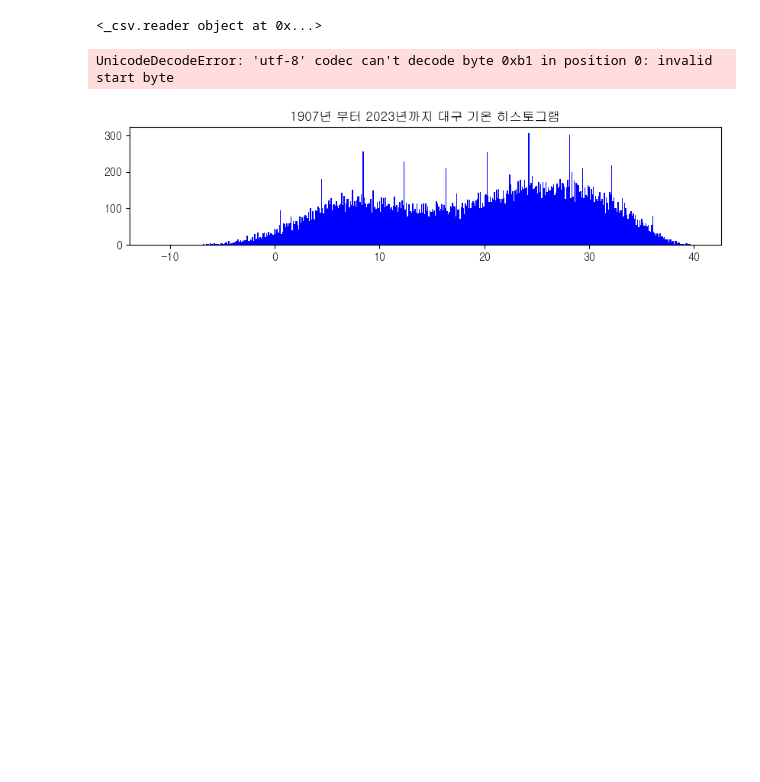
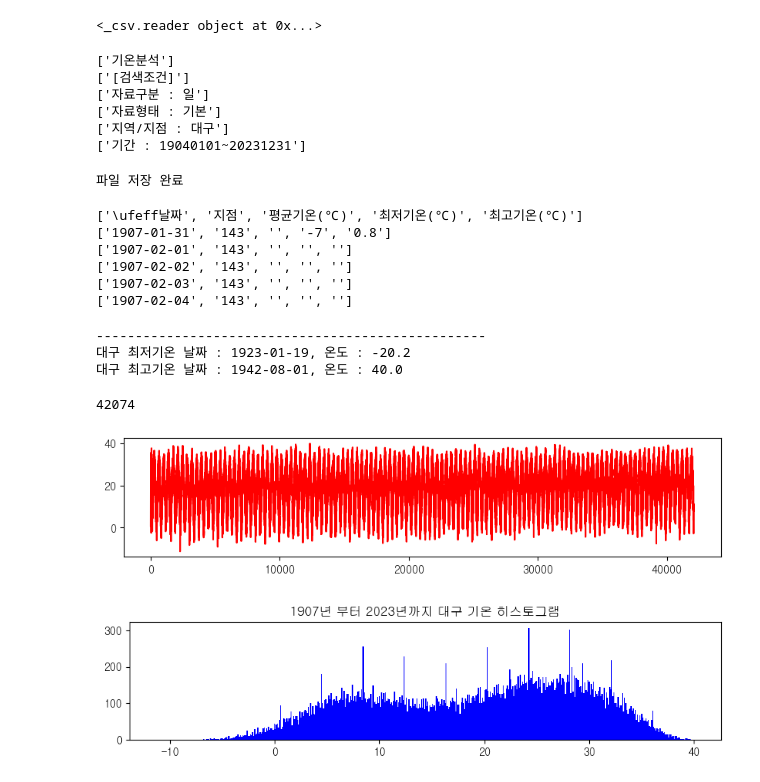
Before and after one commit to DongHyunKKK/EXAM_PUBLIC_DATA, a Jupyter notebook: DAY_0124/ex_public_data1.ipynb, the cells around one changed output. Cells and saved outputs as stored; diff of their text form; code cells hidden in the pictures; blank space fills up the shorter version.

```diff
--- a/DAY_0124/ex_public_data1.ipynb
+++ b/DAY_0124/ex_public_data1.ipynb
@@ -27,7 +36,8 @@ f.close()
 # %% [output]
 <_csv.reader object at 0x...>
 # %%
-f = open(file, 'r', encoding = 'utf-8-sig')
+# 출력 오류
+f = open(data_file, 'r', encoding = 'cp949')
 data = csv.reader(f, delimiter = ',')
 count = 0
 for row in data:
@@ -39,14 +49,19 @@ for row in data:
 
 f.close()
 # %% [output]
-UnicodeDecodeError: 'utf-8' codec can't decode byte 0xb1 in position 0: invalid start byte
+['기온분석']
+['[검색조건]']
+['자료구분 : 일']
+['자료형태 : 기본']
+['지역/지점 : 대구']
+['기간 : 19040101~20231231']
 # %%
 # encoding = 'utf-8-sig'로 '\ufeff' 제거
-fin = open(file, 'r', endcoding = 'utf-8-sig')
+fin = open(data_file, 'r', encoding = 'utf-8-sig')
 data = csv.reader(fin, delimiter = ',')
 
 # newline = '' : 한 라인씩 건너 뛰며 저장되는 현상 없앰
-fout = open(file, 'w', newline = '', encoding = 'utf-8-sig')
+fout = open('daegu-utf8.csv', 'w', newline = '', encoding = 'utf-8-sig')
 wr = csv.writer(fout)
 
 for row in data:
@@ -58,4 +73,6 @@ for row in data:
 fin.close()
 fout.close()
 print('파일 저장 완료')
+# %% [output]
+파일 저장 완료
 # %%
@@ -63,5 +80,6 @@ file2 = '../DATA/daegu-utf8.csv'
 # %%
-f = open(file2)
+# csv 파일에서 한 라인씩 데이터 출력
+f = open(data_file2)
 data = csv.reader(f, delimiter = ',')
 header = next(data)
 print(header)
@@ -74,6 +92,13 @@ for row in data:
     i += 1
 
 f.close()
+# %% [output]
+['\ufeff날짜', '지점', '평균기온(℃)', '최저기온(℃)', '최고기온(℃)']
+['1907-01-31', '143', '', '-7', '0.8']
+['1907-02-01', '143', '', '', '']
+['1907-02-02', '143', '', '', '']
+['1907-02-03', '143', '', '', '']
+['1907-02-04', '143', '', '', '']
 # %%
 def get_minmax_temp(data):
     '''
@@ -112,26 +137,33 @@ def get_minmax_temp(data):
 
 
 def main():
-    f = open('../DATA/daegu-utf8.csv', encoding = 'utf-8-sig')
+    f = open(data_file2, encoding = 'utf-8-sig')
     data  =csv.reader(f)
     get_minmax_temp(data)
     f.close()
 
 main()
+# %% [output]
+--------------------------------------------------
+대구 최저기온 날짜 : 1923-01-19, 온도 : -20.2
+대구 최고기온 날짜 : 1942-08-01, 온도 : 40.0
 # %%
-f = open(file2, encoding = 'utf-8-sig')
+f = open(data_file2, encoding = 'utf-8-sig')
 data = csv.reader(f)
 
 header = next(data)
 result = []
 
 for row in data:
     if row[4] != '':  # 최고기온 데이터 값이 있으면, 리스트에 저장
         result.append(float(row[4]))
 
 print(len(result))
 f.close()
 plt.figure(figsize = (10, 2))  # 그래프 크기 조절
 plt.plot(result, 'r')  # result 리스트에 저장된 값을 빨간색으로 그리기
 plt.show()  # 그래프 그리기
+# %% [output]
+42074
+[figure, added]
 # %%
```
Also changed, not shown: parts of 8 cells of this notebook, 3 other files.
